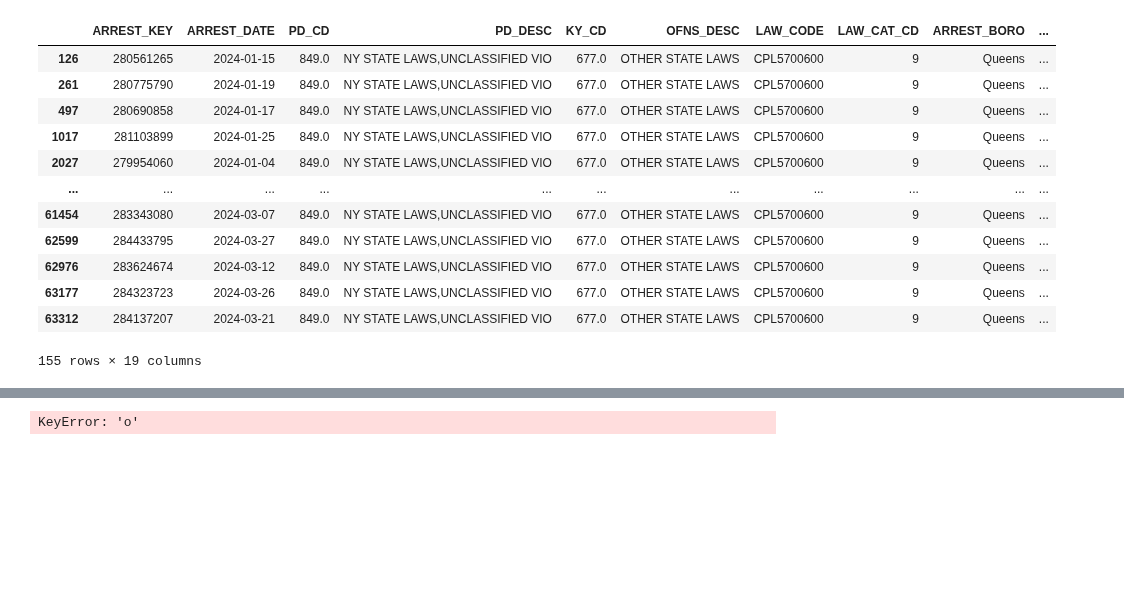
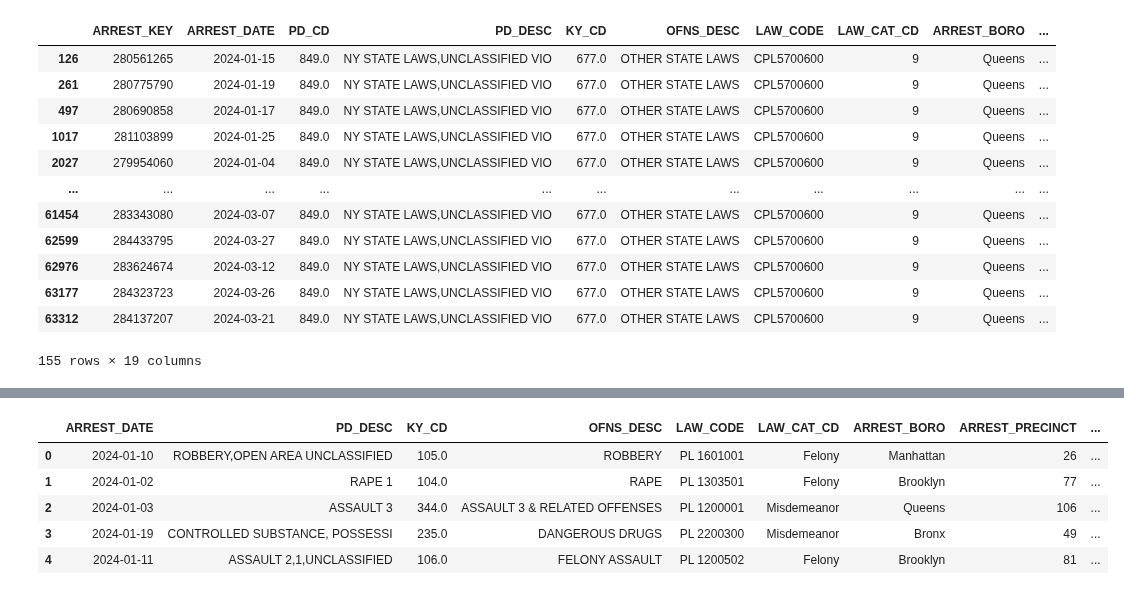
Before and after one commit to CarlosGG18/NYPD-Arrest-Analysis, a Jupyter notebook: Cleaning.ipynb, the cells around one changed output, grey strips where cells are left out. Cells and saved outputs as stored; diff of their text form; code cells hidden in the pictures; blank space fills up the shorter version.

```diff
--- a/Cleaning.ipynb
+++ b/Cleaning.ipynb
@@ -404,0 +449,5 @@ df['AGE_GROUP'] = df['AGE_GROUP'].astype('category')
+# %%
+unique_law_codes = df['LAW_CODE'].unique()
+total_unique_law_codes = len(unique_law_codes)
+print(f"Total unique law codes: {total_unique_law_codes}")
+df['LAW_CODE'] = df['LAW_CODE'].astype('category')
@@ -404,0 +456,6 @@ df['AGE_GROUP'] = df['AGE_GROUP'].astype('category')
+# %%
+df['PD_DESC'].unique()
+unique_pd_desc = df['PD_DESC'].unique()
+total_unique_pd_desc = len(unique_pd_desc)
+print(f"Total unique pd descriptions: {total_unique_pd_desc }")
+df['PD_DESC'] = df['PD_DESC'].astype('category')
@@ -405,3 +464,5 @@ df['AGE_GROUP'] = df['AGE_GROUP'].astype('category')
+# %%
+df.drop(columns=['ARREST_KEY','X_COORD_CD', 'Y_COORD_CD','ARREST_KEY','New Georeferenced Column','PD_CD'] ,axis=1, inplace=True)
 # %%
 df.info()
 # %% [output]
@@ -425,4 +486,9 @@ memory usage: 7.1+ MB
-# %%
-df['OFNS_DESC'] = df['OFNS_DESC'].astype('string')
-# %% [output]
-KeyError: 'o'
+# %%
+df.head()
+# %% [output]
+|  | ARREST_DATE | PD_DESC | KY_CD | OFNS_DESC | LAW_CODE | LAW_CAT_CD | ARREST_BORO | ARREST_PRECINCT | ... |
+| 0 | 2024-01-10 | ROBBERY,OPEN AREA UNCLASSIFIED | 105.0 | ROBBERY | PL 1601001 | Felony | Manhattan | 26 | ... |
+| 1 | 2024-01-02 | RAPE 1 | 104.0 | RAPE | PL 1303501 | Felony | Brooklyn | 77 | ... |
+| 2 | 2024-01-03 | ASSAULT 3 | 344.0 | ASSAULT 3 & RELATED OFFENSES | PL 1200001 | Misdemeanor | Queens | 106 | ... |
+| 3 | 2024-01-19 | CONTROLLED SUBSTANCE, POSSESSI | 235.0 | DANGEROUS DRUGS | PL 2200300 | Misdemeanor | Bronx | 49 | ... |
+| 4 | 2024-01-11 | ASSAULT 2,1,UNCLASSIFIED | 106.0 | FELONY ASSAULT | PL 1200502 | Felony | Brooklyn | 81 | ... |
```
Also changed, not shown: parts of 17 cells of this notebook.
